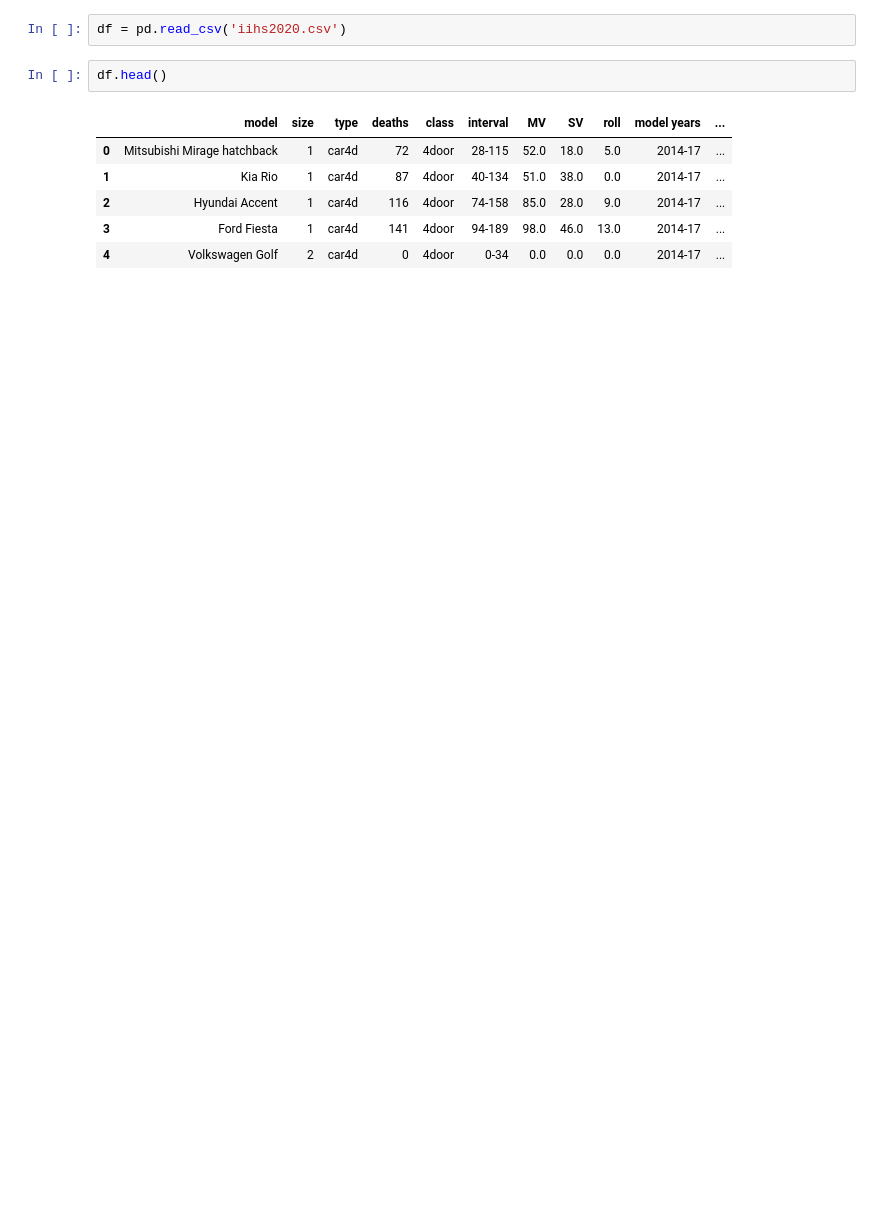
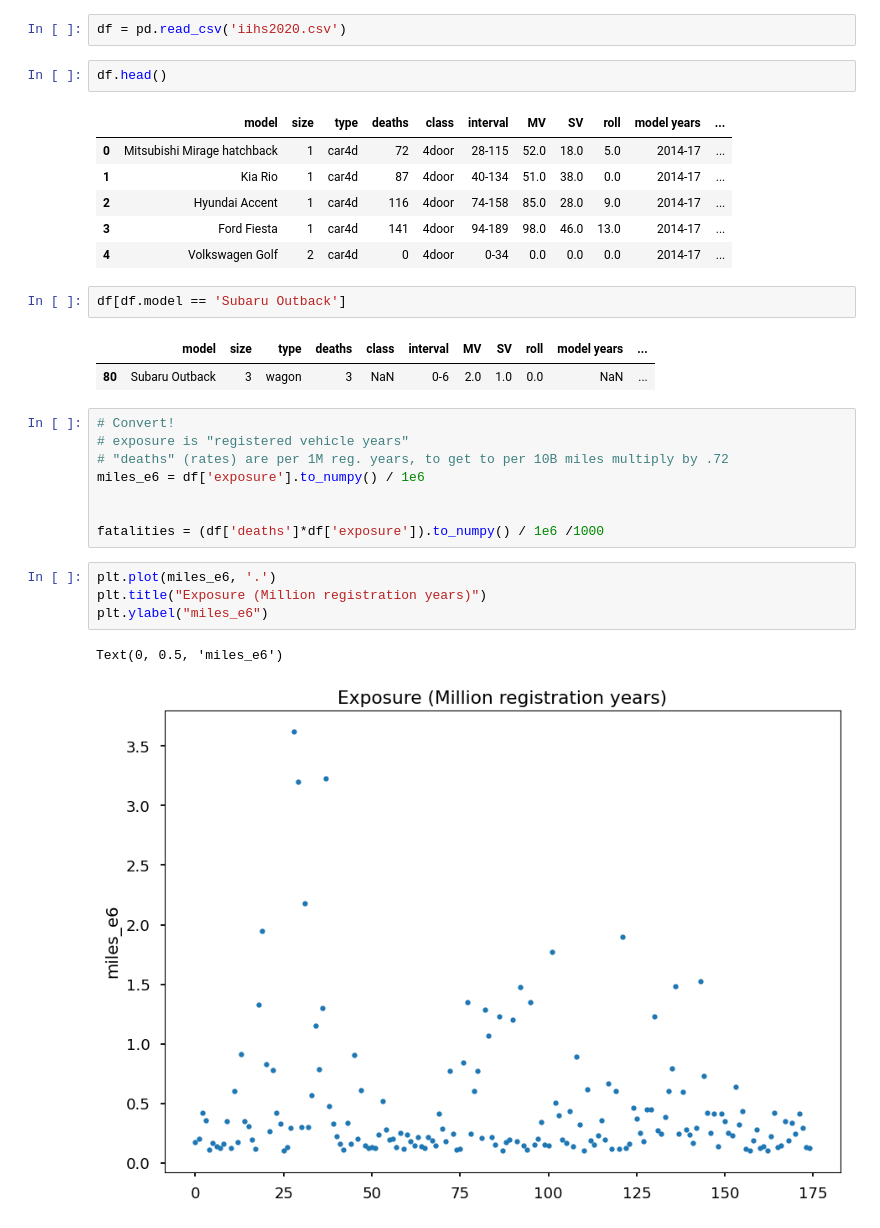
Before and after one commit to ursk/driving_fatalities, a Jupyter notebook: iihs_fatalities.ipynb, the cells around one changed output. Saved outputs shown, nothing was run; the diff lists cells and outputs as text; blank space fills up the shorter version.

```diff
--- a/iihs_fatalities.ipynb
+++ b/iihs_fatalities.ipynb
@@ -15,3 +16,23 @@ df.head()
 | 2 | Hyundai Accent | 1 | car4d | 116 | 4door | 74-158 | 85.0 | 28.0 | 9.0 | 2014-17 | ... |
 | 3 | Ford Fiesta | 1 | car4d | 141 | 4door | 94-189 | 98.0 | 46.0 | 13.0 | 2014-17 | ... |
 | 4 | Volkswagen Golf | 2 | car4d | 0 | 4door | 0-34 | 0.0 | 0.0 | 0.0 | 2014-17 | ... |
+# %%
+df[df.model == 'Subaru Outback']
+# %% [output]
+|  | model | size | type | deaths | class | interval | MV | SV | roll | model years | ... |
+| 80 | Subaru Outback | 3 | wagon | 3 | NaN | 0-6 | 2.0 | 1.0 | 0.0 | NaN | ... |
+# %%
+# Convert!
+# exposure is "registered vehicle years"
+# "deaths" (rates) are per 1M reg. years, to get to per 10B miles multiply by .72
+miles_e6 = df['exposure'].to_numpy() / 1e6
+
+
+fatalities = (df['deaths']*df['exposure']).to_numpy() / 1e6 /1000
+# %%
+plt.plot(miles_e6, '.')
+plt.title("Exposure (Million registration years)")
+plt.ylabel("miles_e6")
+# %% [output]
+Text(0, 0.5, 'miles_e6')
+[figure, added]
```
Also changed, not shown: parts of 7 cells of this notebook.
